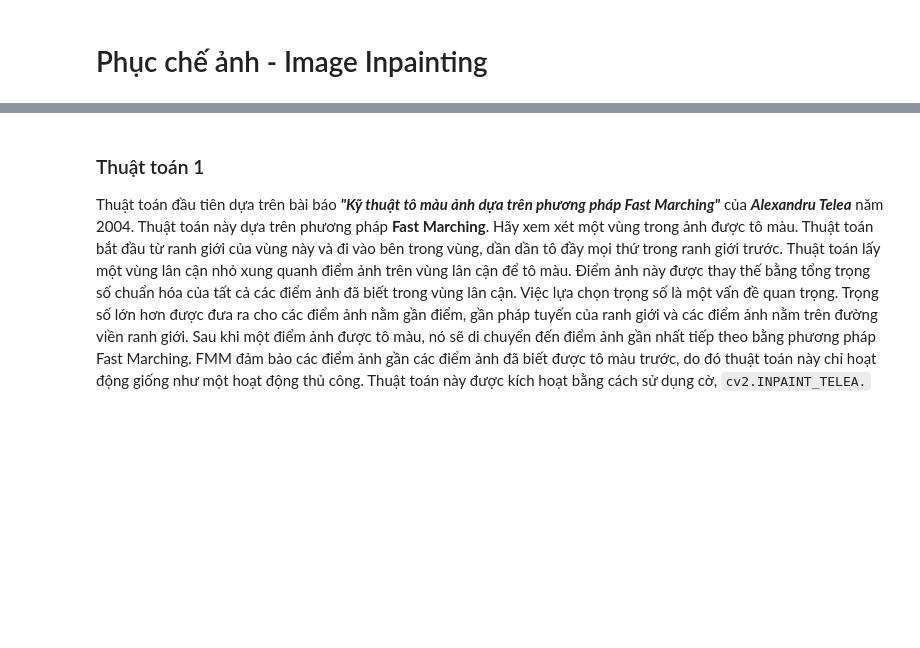
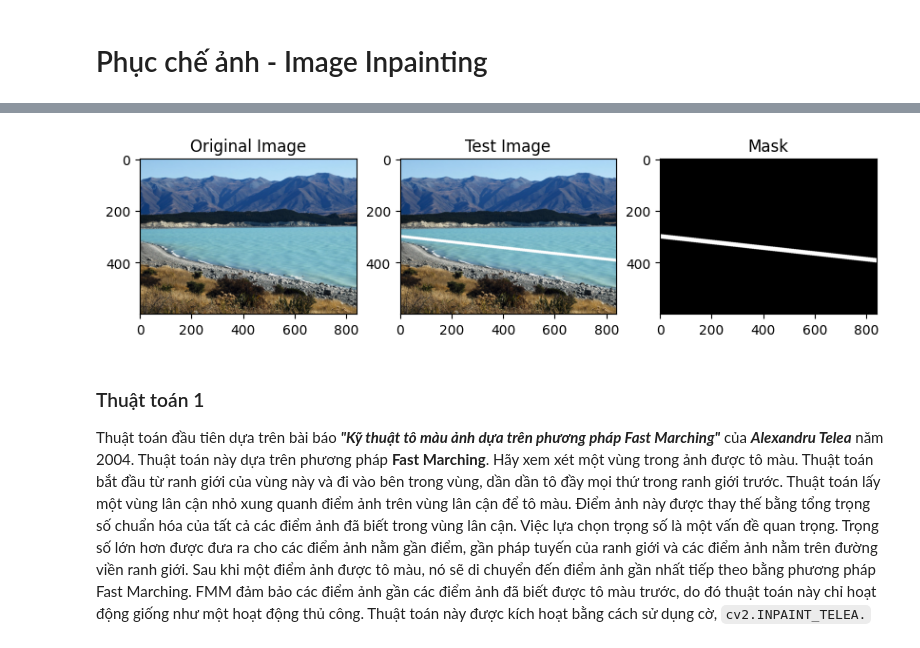
Before and after one commit to DongNQ225284/ComputerVision, a Jupyter notebook: opencv/2213.image_inpainting.ipynb, the cells around one changed output, grey strips where cells are left out. Cells and saved outputs as stored; diff of their text form; code cells hidden in the pictures; blank space fills up the shorter version.

```diff
--- a/opencv/2213.image_inpainting.ipynb
+++ b/opencv/2213.image_inpainting.ipynb
@@ -22,7 +22,23 @@ Kết quả trả về:
 # %%
 import cv2
 import numpy as np
 import matplotlib.pyplot as plt
+
+src = cv2.imread('images/New_Zealand_Lake.jpg', cv2.IMREAD_COLOR)
+
+# Tạo ảnh thử nghiệm
+test = cv2.line(src.copy(), (0, 300), (900, 400), (255, 255, 255), 10)
+
+# Tạo mask
+mask = np.zeros(src.shape[:2], dtype=np.uint8)
+mask = cv2.line(mask, (0, 300), (900, 400), 255, 15)
+
+plt.figure(figsize=(10, 5))
+plt.subplot(131); plt.imshow(cv2.cvtColor(src, cv2.COLOR_BGR2RGB)); plt.title('Original Image')
+plt.subplot(132); plt.imshow(cv2.cvtColor(test, cv2.COLOR_BGR2RGB)); plt.title('Test Image')
+plt.subplot(133); plt.imshow(mask, cmap='gray'); plt.title('Mask');
+# %% [output]
+[figure, added]
 # %% [markdown]
 ### Thuật toán 1
 
```
Also changed, not shown: parts of 4 cells of this notebook, 2 other files.
